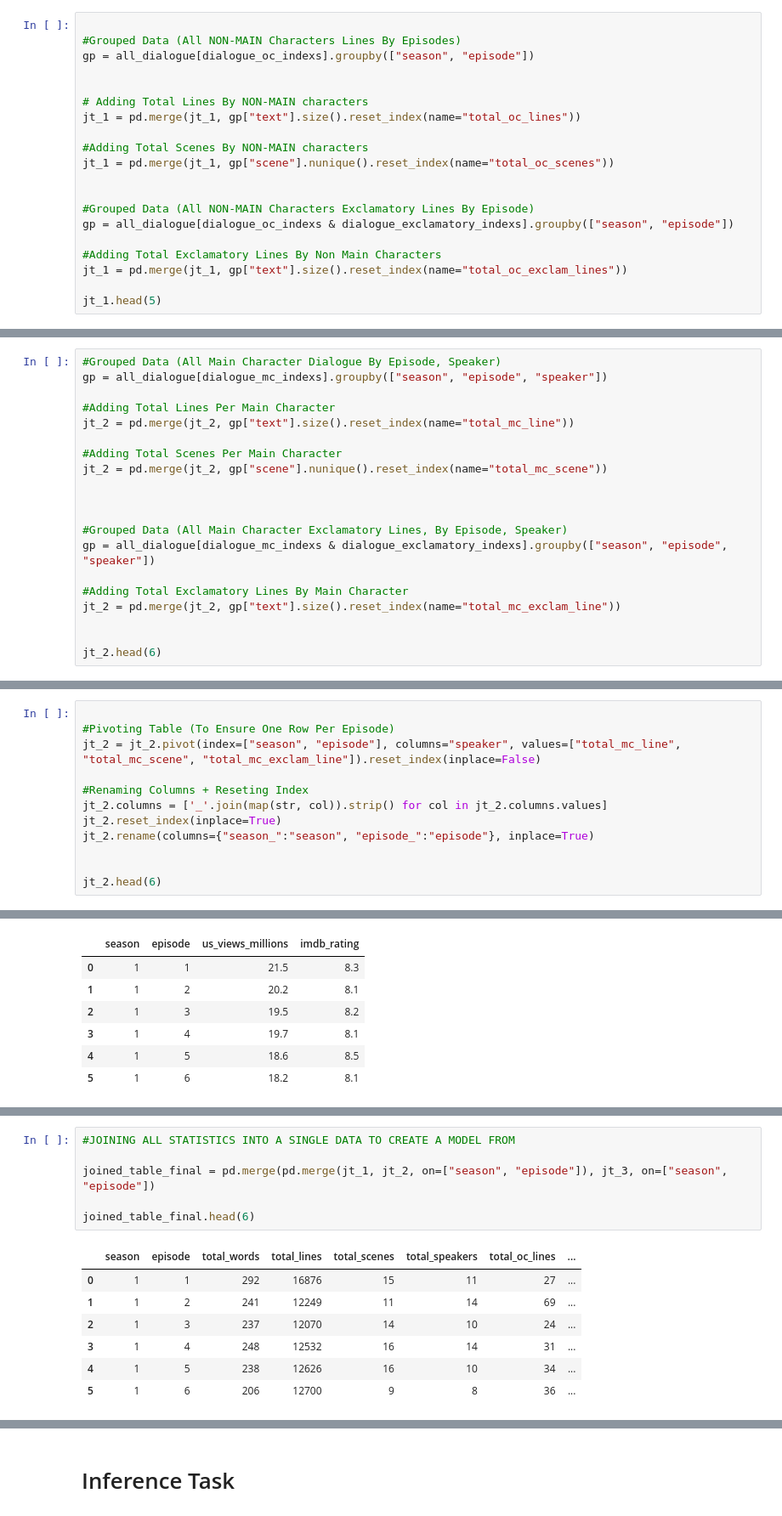
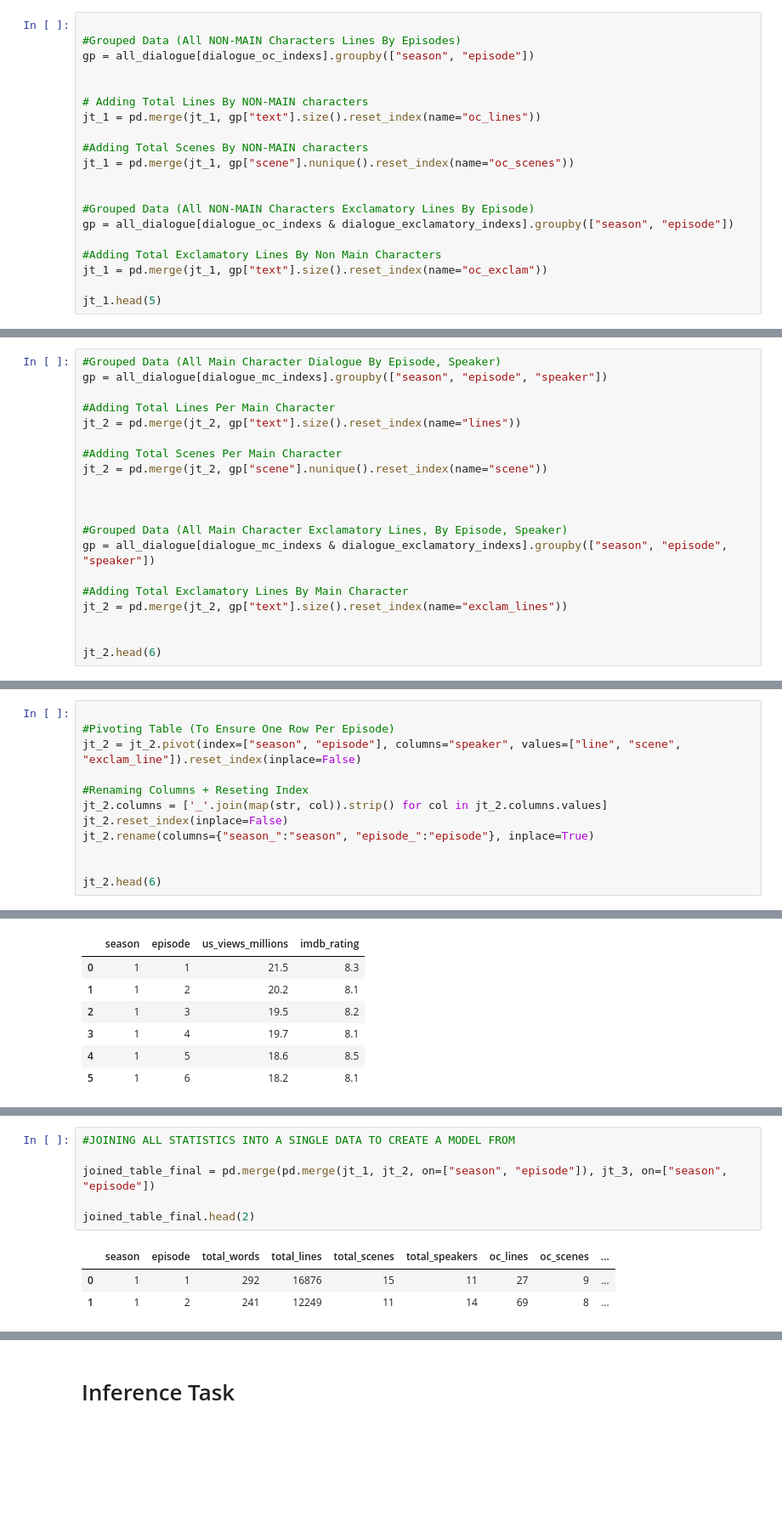
Before and after one commit to OMacgowan/episode_rating_predictor, a Jupyter notebook: main.ipynb, the cells around one changed output, grey strips where cells are left out. Shown at 85% size. Drawn from its saved outputs; the diff is of its cells as text; blank space fills up the shorter version.

```diff
--- a/main.ipynb
+++ b/main.ipynb
@@ -114,17 +114,17 @@ gp = all_dialogue[dialogue_oc_indexs].groupby(["season", "episode"])
 
 
 # Adding Total Lines By NON-MAIN characters
-jt_1 = pd.merge(jt_1, gp["text"].size().reset_index(name="total_oc_lines"))
+jt_1 = pd.merge(jt_1, gp["text"].size().reset_index(name="oc_lines"))
 
 #Adding Total Scenes By NON-MAIN characters
-jt_1 = pd.merge(jt_1, gp["scene"].nunique().reset_index(name="total_oc_scenes"))
+jt_1 = pd.merge(jt_1, gp["scene"].nunique().reset_index(name="oc_scenes"))
 
 
 #Grouped Data (All NON-MAIN Characters Exclamatory Lines By Episode)
 gp = all_dialogue[dialogue_oc_indexs & dialogue_exclamatory_indexs].groupby(["season", "episode"])
 
 #Adding Total Exclamatory Lines By Non Main Characters
-jt_1 = pd.merge(jt_1, gp["text"].size().reset_index(name="total_oc_exclam_lines"))
+jt_1 = pd.merge(jt_1, gp["text"].size().reset_index(name="oc_exclam"))
 
 jt_1.head(5)
 # %% [output]
@@ -156,10 +156,10 @@ jt_2.head(6)
 gp = all_dialogue[dialogue_mc_indexs].groupby(["season", "episode", "speaker"])
 
 #Adding Total Lines Per Main Character
-jt_2 = pd.merge(jt_2, gp["text"].size().reset_index(name="total_mc_line"))
+jt_2 = pd.merge(jt_2, gp["text"].size().reset_index(name="lines"))
 
 #Adding Total Scenes Per Main Character
-jt_2 = pd.merge(jt_2, gp["scene"].nunique().reset_index(name="total_mc_scene"))
+jt_2 = pd.merge(jt_2, gp["scene"].nunique().reset_index(name="scene"))
 
 
 
@@ -167,7 +167,7 @@ jt_2 = pd.merge(jt_2, gp["scene"].nunique().reset_index(name="total_mc_scene"))
 gp = all_dialogue[dialogue_mc_indexs & dialogue_exclamatory_indexs].groupby(["season", "episode", "speaker"])
 
 #Adding Total Exclamatory Lines By Main Character
-jt_2 = pd.merge(jt_2, gp["text"].size().reset_index(name="total_mc_exclam_line"))
+jt_2 = pd.merge(jt_2, gp["text"].size().reset_index(name="exclam_lines"))
 
 
 jt_2.head(6)
@@ -182,11 +182,11 @@ jt_2.head(6)
 # %%
 
 #Pivoting Table (To Ensure One Row Per Episode)
-jt_2 = jt_2.pivot(index=["season", "episode"], columns="speaker", values=["total_mc_line", "total_mc_scene", "total_mc_exclam_line"]).reset_index(inplace=False)
+jt_2 = jt_2.pivot(index=["season", "episode"], columns="speaker", values=["line", "scene", "exclam_line"]).reset_index(inplace=False)
 
 #Renaming Columns + Reseting Index
 jt_2.columns = ['_'.join(map(str, col)).strip() for col in jt_2.columns.values]
-jt_2.reset_index(inplace=True)
+jt_2.reset_index(inplace=False)
 jt_2.rename(columns={"season_":"season", "episode_":"episode"}, inplace=True)
 
 
@@ -220,14 +219,10 @@ jt_3.head(6)
 # %%
 #JOINING ALL STATISTICS INTO A SINGLE DATA TO CREATE A MODEL FROM
 
 joined_table_final = pd.merge(pd.merge(jt_1, jt_2, on=["season", "episode"]), jt_3, on=["season", "episode"])
 
-joined_table_final.head(6)
+joined_table_final.head(2)
 # %% [output]
-|  | season | episode | total_words | total_lines | total_scenes | total_speakers | total_oc_lines | ... |
-| 0 | 1 | 1 | 292 | 16876 | 15 | 11 | 27 | ... |
-| 1 | 1 | 2 | 241 | 12249 | 11 | 14 | 69 | ... |
-| 2 | 1 | 3 | 237 | 12070 | 14 | 10 | 24 | ... |
-| 3 | 1 | 4 | 248 | 12532 | 16 | 14 | 31 | ... |
-| 4 | 1 | 5 | 238 | 12626 | 16 | 10 | 34 | ... |
-| 5 | 1 | 6 | 206 | 12700 | 9 | 8 | 36 | ... |
+|  | season | episode | total_words | total_lines | total_scenes | total_speakers | oc_lines | oc_scenes | ... |
+| 0 | 1 | 1 | 292 | 16876 | 15 | 11 | 27 | 9 | ... |
+| 1 | 1 | 2 | 241 | 12249 | 11 | 14 | 69 | 8 | ... |
```
Also changed, not shown: parts of 9 cells of this notebook.
